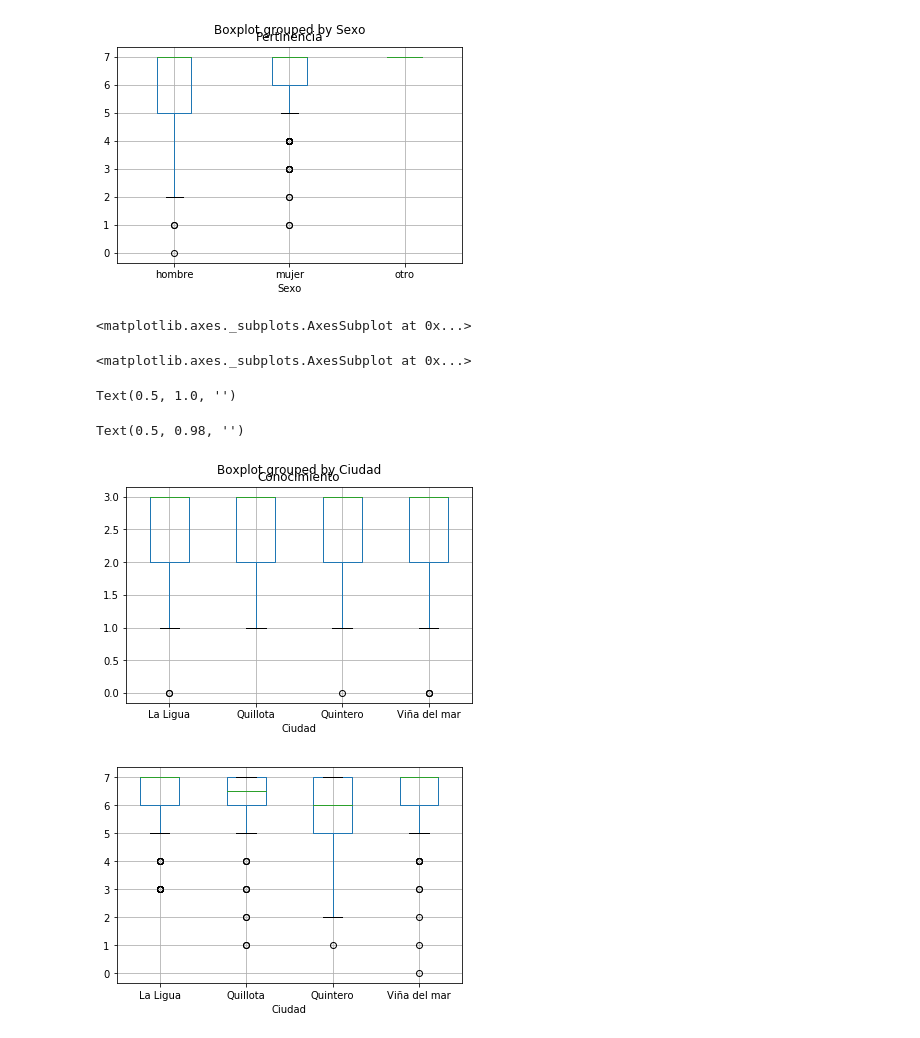
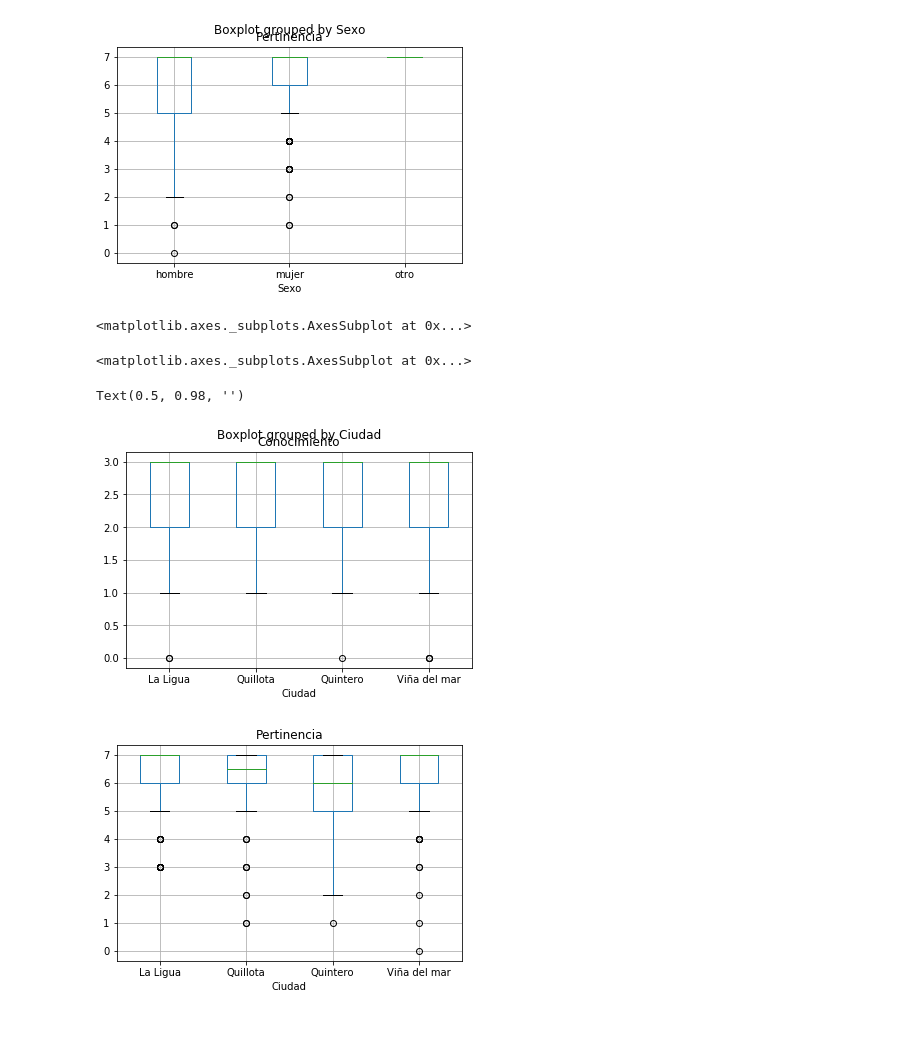
Before and after one commit to superegi/conocimiento131, a Jupyter notebook: Conocimiento 131.ipynb, the cells around one changed output. Drawn from its saved outputs; the diff is of its cells as text; code cells hidden in the pictures.

```diff
--- a/Conocimiento 131.ipynb
+++ b/Conocimiento 131.ipynb
@@ -278,12 +345,10 @@ BD.boxplot(column=['Pertinencia'], by = 'Sexo')
 # %%
 BD.boxplot(column=['Conocimiento'], by = 'Ciudad')
 BD.boxplot(column=['Pertinencia'], by = 'Ciudad')
-plt.title('')
 plt.suptitle('')
 # %% [output]
 <matplotlib.axes._subplots.AxesSubplot at 0x...>
 <matplotlib.axes._subplots.AxesSubplot at 0x...>
-Text(0.5, 1.0, '')
+Text(0.5, 0.98, '')
-Text(0.5, 0.98, '')
 [figure]
-[figure, old version]
+[figure, new version]
```
Also changed, not shown: parts of 7 cells of this notebook, 3 other files.
